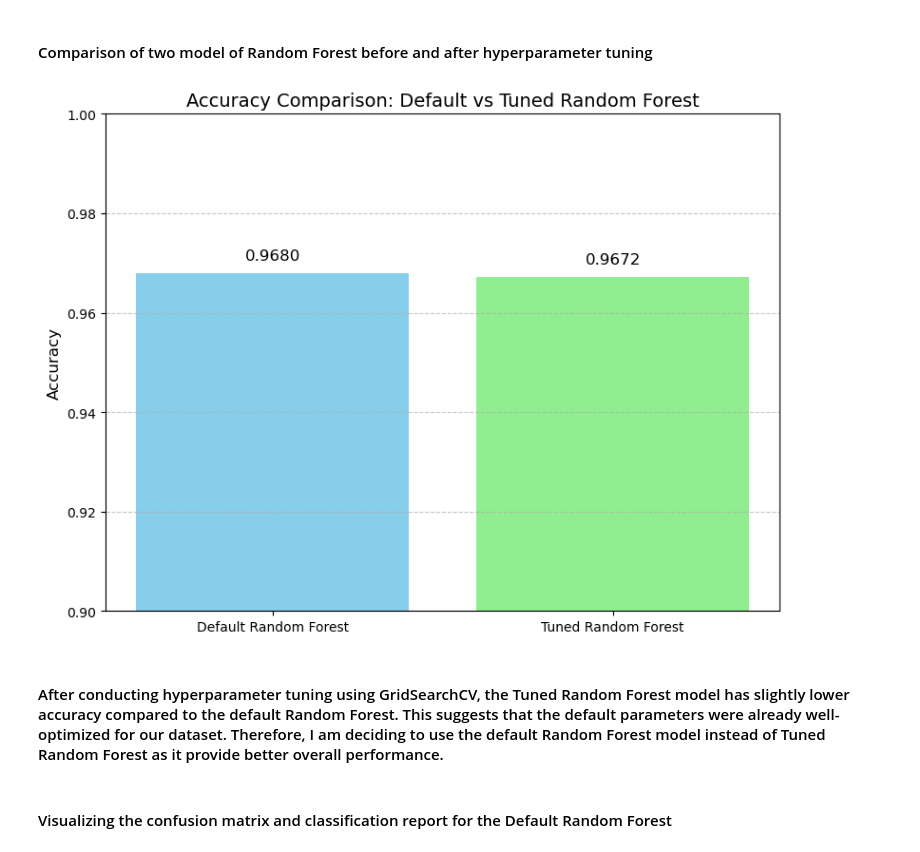
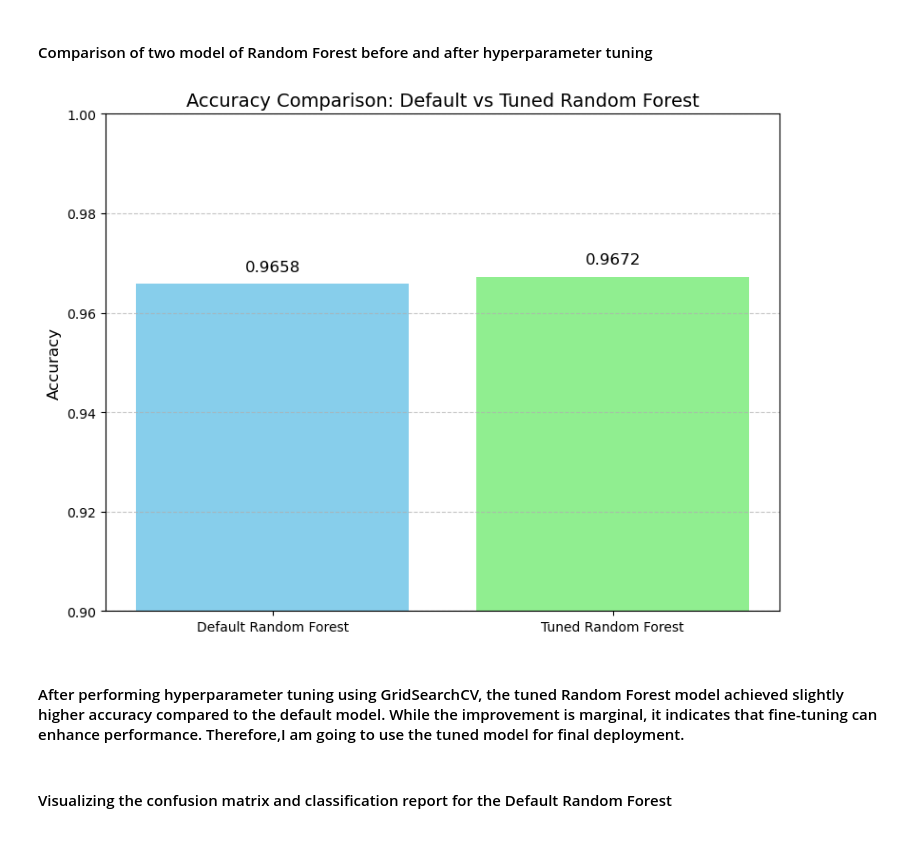
Before and after one commit to NityaChauhan04/ML-Project, a Jupyter notebook: notebooks/Sleep_Prediction.ipynb, the cells around one changed output. Cells and saved outputs as stored; diff of their text form; code cells hidden in the pictures.

```diff
--- a/notebooks/Sleep_Prediction.ipynb
+++ b/notebooks/Sleep_Prediction.ipynb
@@ -369,22 +369,22 @@ The Confusion Matrix of Random Forest after hyperparameter tuning is:
 #### Comparison of two model of Random Forest before and after hyperparameter tuning
 # %%
 models = ['Default Random Forest', 'Tuned Random Forest']
-accuracies = [0.9680, 0.9672]
+accuracies = [0.9658, 0.9672]
 plt.figure(figsize=(8, 6))
 bars = plt.bar(models, accuracies, color=['skyblue', 'lightgreen'])
 for bar in bars:
     yval = bar.get_height()
     plt.text(bar.get_x() + bar.get_width()/2.0, yval + 0.002, f'{yval:.4f}', ha='center', va='bottom', fontsize=12)
 plt.title('Accuracy Comparison: Default vs Tuned Random Forest', fontsize=14)
 plt.ylabel('Accuracy', fontsize=12)
 plt.ylim(0.9, 1.0)
 plt.grid(axis='y', linestyle='--', alpha=0.7)
 plt.tight_layout()
 plt.show()
 # %% [output]
-[figure, old version]
+[figure, new version]
 # %% [markdown]
-#### After conducting hyperparameter tuning using GridSearchCV, the Tuned Random Forest model has slightly lower accuracy compared to the default Random Forest. This suggests that the default parameters were already well-optimized for our dataset. Therefore, I am deciding to use the default Random Forest model instead of Tuned Random Forest as it provide better overall performance.
+#### After performing hyperparameter tuning using GridSearchCV, the tuned Random Forest model achieved slightly higher accuracy compared to the default model. While the improvement is marginal, it indicates that fine-tuning can enhance performance. Therefore,I am going to use the tuned model for final deployment.
 # %% [markdown]
 #### Visualizing the confusion matrix and classification report for the Default Random Forest
 # %%
```
Also changed, not shown: parts of 14 cells of this notebook, 2 other files.
